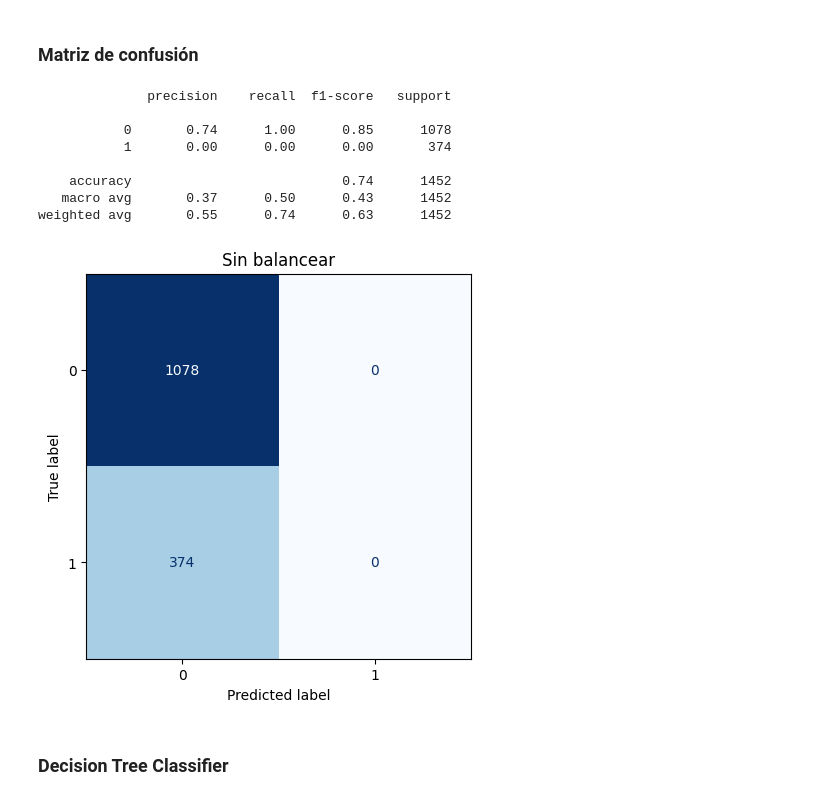
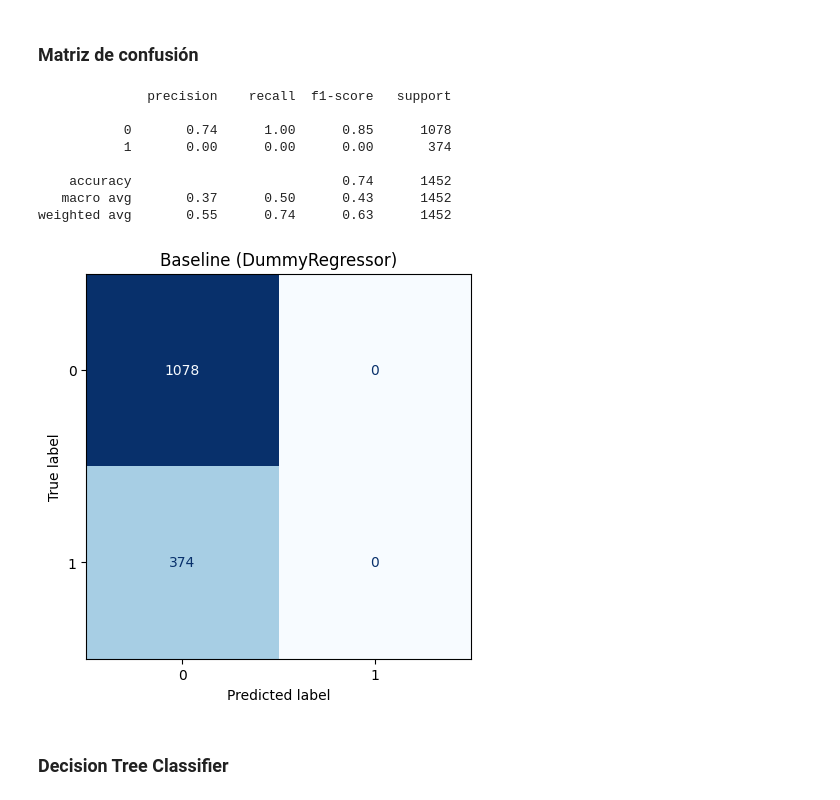
Before and after one commit to OctavioPinoRosas/TelecomX-PrediccionDeCancelacion, a Jupyter notebook: TelecomX_PrediccionDeCancelacion.ipynb, the cells around one changed output. Drawn from its saved outputs; the diff is of its cells as text; code cells hidden in the pictures.

Commit message:
Add Baseline model report

```diff
--- a/TelecomX_PrediccionDeCancelacion.ipynb
+++ b/TelecomX_PrediccionDeCancelacion.ipynb
@@ -462,29 +462,27 @@ F1-score: 0.6327
 # %%
 from sklearn.metrics import confusion_matrix, ConfusionMatrixDisplay, classification_report
 import matplotlib.pyplot as plt
 
 # Reporte de clasificación
 print(classification_report(y_test, y_pred_test, zero_division=0))
-
 # Matriz de confusión
 cm_baseline = confusion_matrix(y_test, y_pred_test)
-
 # Mostrar la matriz
-fig, ax = plt.subplots(figsize=(6, 5))
+fig, ax = plt.subplots(figsize=(6, 5))  # tamaño ajustable
 disp = ConfusionMatrixDisplay(confusion_matrix=cm_baseline, display_labels=[0, 1])
-disp.plot(cmap='Blues', colorbar=False, ax=ax)
-ax.set_title('Sin balancear')
+disp.plot(cmap='Blues', colorbar=False, ax=ax)  # <- aquí usamos ax
+ax.set_title('Baseline (DummyRegressor)')
 plt.show()
 # %% [output]
               precision    recall  f1-score   support
 
            0       0.74      1.00      0.85      1078
            1       0.00      0.00      0.00       374
 
     accuracy                           0.74      1452
    macro avg       0.37      0.50      0.43      1452
 weighted avg       0.55      0.74      0.63      1452
-[figure, old version]
+[figure, new version]
 # %% [markdown]
 ### **Decision Tree Classifier**
 # %% [markdown]
```
Also changed, not shown: parts of 1 cell of this notebook.
